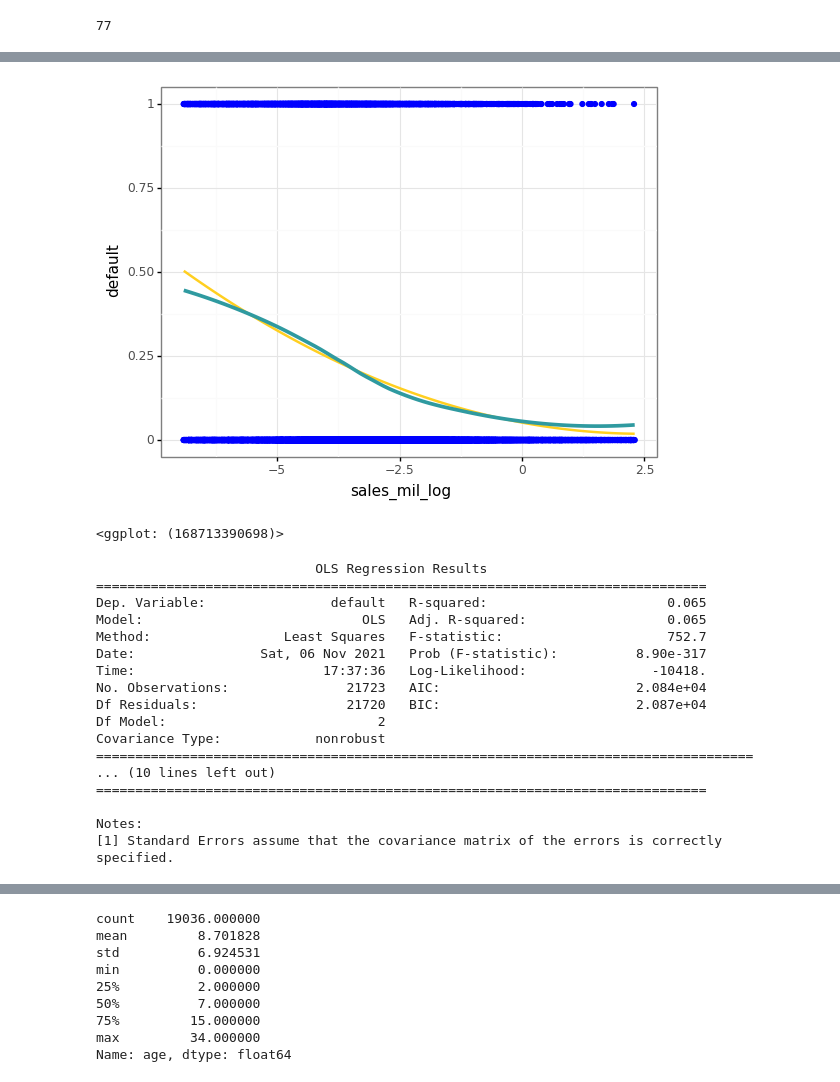
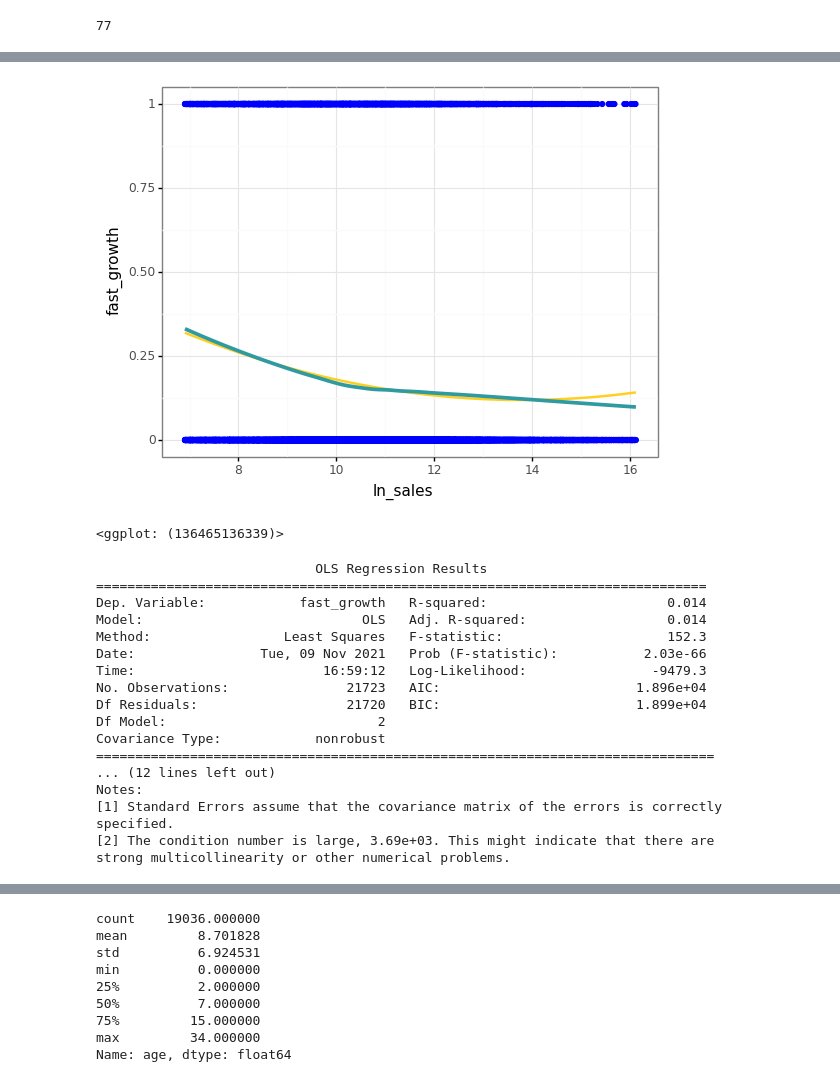
Before and after one commit to JustJAG/Prediction_with_ML_for_Economists, a Jupyter notebook: Assignment_3_finding_fast_growing_firms/Technical Report 3.ipynb, the cells around one changed output, grey strips where cells are left out. Drawn from its saved outputs; the diff is of its cells as text; code cells hidden in the pictures.

Commit message:
Created models

```diff
--- a/Assignment_3_finding_fast_growing_firms/Technical Report 3.ipynb
+++ b/Assignment_3_finding_fast_growing_firms/Technical Report 3.ipynb
@@ -167,7 +183,7 @@ It's time to define a *fast_growth* variable, which is 1 for firms who has at le
 # %%
 data["fast_growth"] = (
     (data["d1_sales"] >= 0.2)
-    & (data["d1_sales"] >= 0.44)
+    & (data["d2_sales"] >= 0.44)
 ).astype(int)
 # %%
 print("The number of fast growing firms is {} which is {:.2f} percent of all firms".format(data.fast_growth.sum(), 100*data.fast_growth.sum()/len(data)))
@@ -327,7 +339,7 @@ data['fast_growth_f'] = data['fast_growth_f'].cat.rename_categories(['no_fast_gr
 ########################################################################
  # sales squared
 ########################################################################
-data['ln_sales'] = data['ln_sales']**2
+data['ln_sales_sq'] = data['ln_sales']**2
 # %% [markdown]
 ## Create financial ratios variables
 
@@ -371,12 +382,0 @@ I will replace those values with mode values.
-# %%
-data["ROE"] = np.where(
-    (data["share_eq"] == 0),
-    data.loc[lambda x: (x["ROE"] != np.inf) | (x["ROE"] != -np.inf), "ROE"].mean(),
-    data["ROE"],
-)
-
-# data["ROA"] = np.where(
-#     (data["total_assets_bs"] == 0) & ((data["inc_bef_tax"] + data["amort"]) == 0),
-#     data.loc[lambda x: x["ROA"] != np.inf, "ROA"].mode(),
-#     data["ROA"],
-# )
@@ -428,32 +383,52 @@ data.head()
+# %%
+data["ROE"] = np.where( (data["ROE"] == np.inf) | (data["ROE"] == -np.inf),
+    data["ROE"].median(),
+    data["ROE"]
+)
+
+data["ROA"] = np.where( (data["ROA"] == np.inf) | (data["ROA"] == -np.inf),
+    data["ROA"].median(),
+    data["ROA"]
+)
+
+data["ROTA"] = np.where( (data["ROTA"] == np.inf) | (data["ROTA"] == -np.inf),
+    data["ROTA"].median(),
+    data["ROTA"]
+)
+
+data["CR"] = np.where( (data["CR"] == np.inf) | (data["CR"] == -np.inf) | (data.CR.isnull() == True),
+    data["CR"].median(),
+    data["CR"]
+)
 # %%
-ggplot(data, aes(x = "sales_mil_log", y = "default")) + geom_point(
+ggplot(data, aes(x = "ln_sales", y = "fast_growth")) + geom_point(
     color = 'blue') + geom_smooth(
     method='lm', formula='y ~ x + I(x**2)',  color=color[3], se = False) + geom_smooth(
     method = "loess", color=color[4], se = False, size=1.5, span=0.9) + labs(
-    x="sales_mil_log", y="default"
+    x="ln_sales", y="fast_growth"
 ) + theme_bw()
 # %% [output]
-[figure, old version]
+[figure, new version]
-<ggplot: (168713390698)>
+<ggplot: (136465136339)>
 # %%
 # Linear regressions
-ols_s = smf.ols('default ~ sales_mil_log + sales_mil_log_sq', data = data).fit()
+ols_s = smf.ols('fast_growth ~ ln_sales + ln_sales_sq', data = data).fit()
 print(ols_s.summary())
 # %% [output]
                             OLS Regression Results
 ==============================================================================
-Dep. Variable:                default   R-squared:                       0.065
-Model:                            OLS   Adj. R-squared:                  0.065
-Method:                 Least Squares   F-statistic:                     752.7
-Date:                Sat, 06 Nov 2021   Prob (F-statistic):          8.90e-317
-Time:                        17:37:36   Log-Likelihood:                -10418.
-No. Observations:               21723   AIC:                         2.084e+04
-Df Residuals:                   21720   BIC:                         2.087e+04
+Dep. Variable:            fast_growth   R-squared:                       0.014
+Model:                            OLS   Adj. R-squared:                  0.014
+Method:                 Least Squares   F-statistic:                     152.3
+Date:                Tue, 09 Nov 2021   Prob (F-statistic):           2.03e-66
+Time:                        16:59:12   Log-Likelihood:                -9479.3
+No. Observations:               21723   AIC:                         1.896e+04
+Df Residuals:                   21720   BIC:                         1.899e+04
 Df Model:                           2
 Covariance Type:            nonrobust
-====================================================================================
-... (10 lines left out)
-==============================================================================
-
+===============================================================================
+... (12 lines left out)
 Notes:
 [1] Standard Errors assume that the covariance matrix of the errors is correctly specified.
+[2] The condition number is large, 3.69e+03. This might indicate that there are
+strong multicollinearity or other numerical problems.
```
Also changed, not shown: parts of 89 cells of this notebook, 2 other files.
